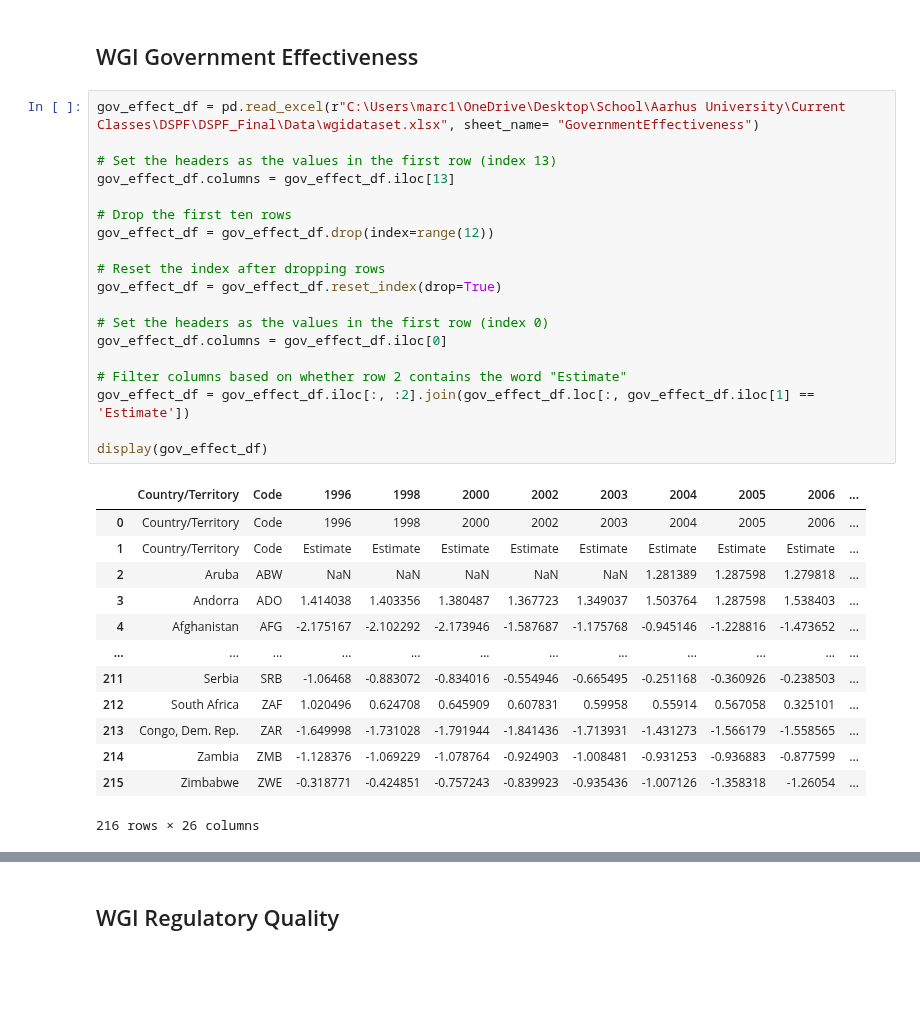
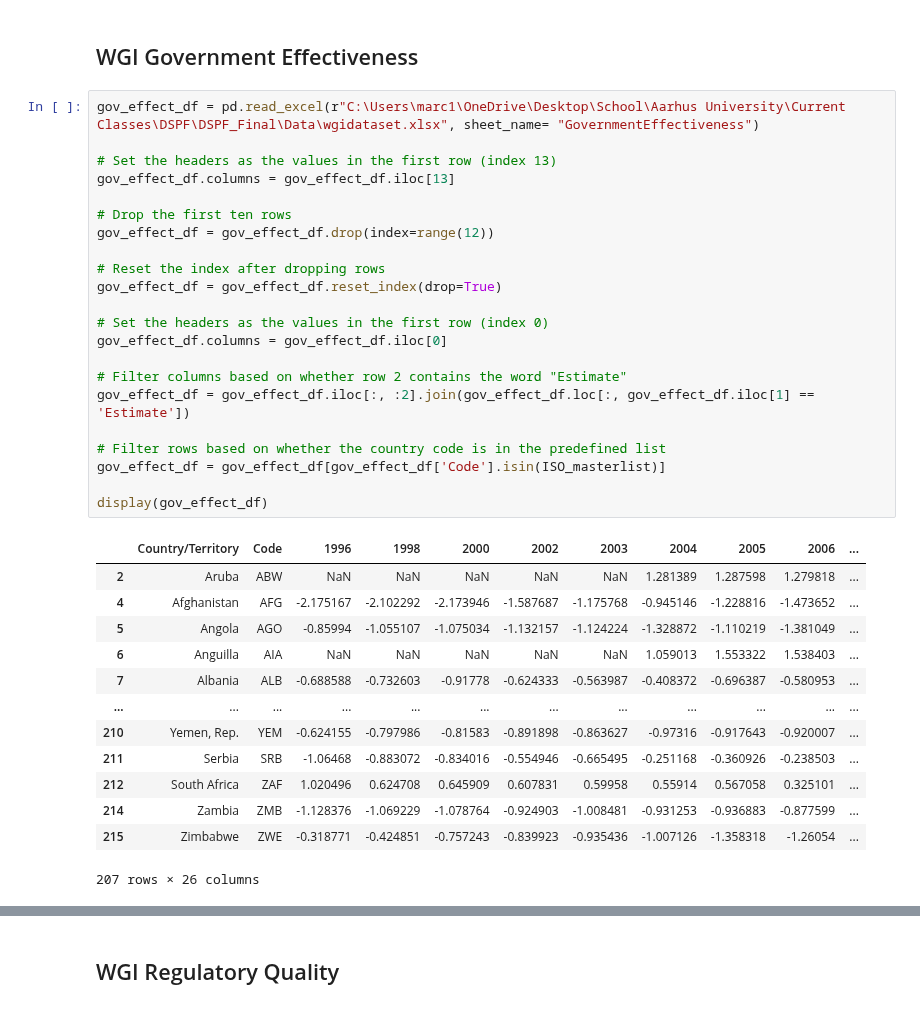
Before and after one commit to marcbarc19/DataScienceExam, a Jupyter notebook: predictor_cleaning.ipynb, the cells around one changed output, grey strips where cells are left out. Saved outputs shown, nothing was run; the diff lists cells and outputs as text; blank space fills up the shorter version.

```diff
--- a/predictor_cleaning.ipynb
+++ b/predictor_cleaning.ipynb
@@ -261,36 +261,39 @@ display(PS_df)
 # %%
 gov_effect_df = pd.read_excel(r"C:\Users\marc1\OneDrive\Desktop\School\Aarhus University\Current Classes\DSPF\DSPF_Final\Data\wgidataset.xlsx", sheet_name= "GovernmentEffectiveness")
 
 # Set the headers as the values in the first row (index 13)
 gov_effect_df.columns = gov_effect_df.iloc[13]
 
 # Drop the first ten rows
 gov_effect_df = gov_effect_df.drop(index=range(12))
 
 # Reset the index after dropping rows
 gov_effect_df = gov_effect_df.reset_index(drop=True)
 
 # Set the headers as the values in the first row (index 0)
 gov_effect_df.columns = gov_effect_df.iloc[0]
 
 # Filter columns based on whether row 2 contains the word "Estimate"
 gov_effect_df = gov_effect_df.iloc[:, :2].join(gov_effect_df.loc[:, gov_effect_df.iloc[1] == 'Estimate'])
 
+# Filter rows based on whether the country code is in the predefined list
+gov_effect_df = gov_effect_df[gov_effect_df['Code'].isin(ISO_masterlist)]
+
 display(gov_effect_df)
 # %% [output]
 |  | Country/Territory | Code | 1996 | 1998 | 2000 | 2002 | 2003 | 2004 | 2005 | 2006 | ... |
-| 0 | Country/Territory | Code | 1996 | 1998 | 2000 | 2002 | 2003 | 2004 | 2005 | 2006 | ... |
-| 1 | Country/Territory | Code | Estimate | Estimate | Estimate | Estimate | Estimate | Estimate | Estimate | Estimate | ... |
 | 2 | Aruba | ABW | NaN | NaN | NaN | NaN | NaN | 1.281389 | 1.287598 | 1.279818 | ... |
-| 3 | Andorra | ADO | 1.414038 | 1.403356 | 1.380487 | 1.367723 | 1.349037 | 1.503764 | 1.287598 | 1.538403 | ... |
 | 4 | Afghanistan | AFG | -2.175167 | -2.102292 | -2.173946 | -1.587687 | -1.175768 | -0.945146 | -1.228816 | -1.473652 | ... |
+| 5 | Angola | AGO | -0.85994 | -1.055107 | -1.075034 | -1.132157 | -1.124224 | -1.328872 | -1.110219 | -1.381049 | ... |
+| 6 | Anguilla | AIA | NaN | NaN | NaN | NaN | NaN | 1.059013 | 1.553322 | 1.538403 | ... |
+| 7 | Albania | ALB | -0.688588 | -0.732603 | -0.91778 | -0.624333 | -0.563987 | -0.408372 | -0.696387 | -0.580953 | ... |
 | ... | ... | ... | ... | ... | ... | ... | ... | ... | ... | ... | ... |
+| 210 | Yemen, Rep. | YEM | -0.624155 | -0.797986 | -0.81583 | -0.891898 | -0.863627 | -0.97316 | -0.917643 | -0.920007 | ... |
 | 211 | Serbia | SRB | -1.06468 | -0.883072 | -0.834016 | -0.554946 | -0.665495 | -0.251168 | -0.360926 | -0.238503 | ... |
 | 212 | South Africa | ZAF | 1.020496 | 0.624708 | 0.645909 | 0.607831 | 0.59958 | 0.55914 | 0.567058 | 0.325101 | ... |
-| 213 | Congo, Dem. Rep. | ZAR | -1.649998 | -1.731028 | -1.791944 | -1.841436 | -1.713931 | -1.431273 | -1.566179 | -1.558565 | ... |
 | 214 | Zambia | ZMB | -1.128376 | -1.069229 | -1.078764 | -0.924903 | -1.008481 | -0.931253 | -0.936883 | -0.877599 | ... |
 | 215 | Zimbabwe | ZWE | -0.318771 | -0.424851 | -0.757243 | -0.839923 | -0.935436 | -1.007126 | -1.358318 | -1.26054 | ... |
-216 rows × 26 columns
+207 rows × 26 columns
 # %%
 # Melt the DataFrame to transform the years into a single column
 GE_df = pd.melt(gov_effect_df, id_vars=['Country/Territory', 'Code'],
```
Also changed, not shown: parts of 31 cells of this notebook, 2 other files.
